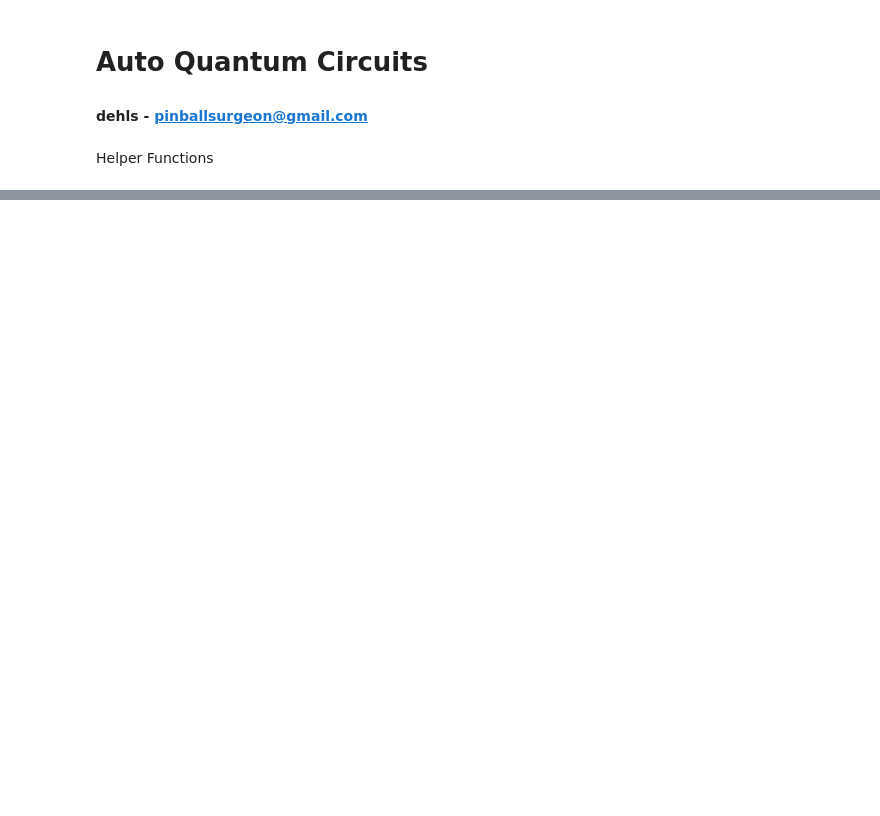
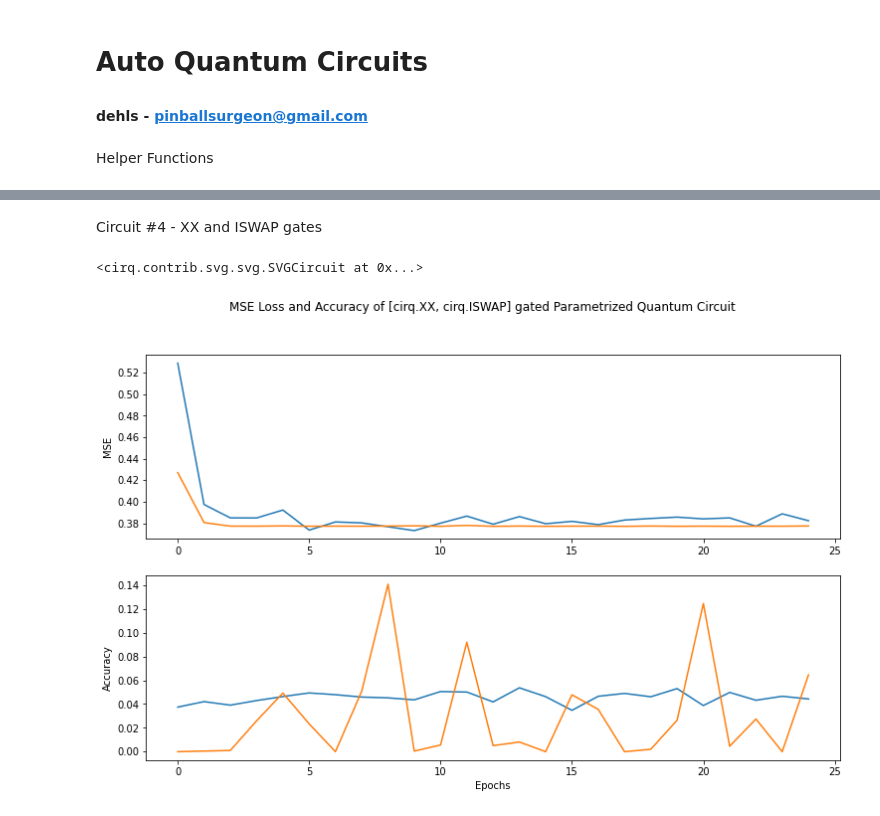
Before and after one commit to pinballsurgeon/deluxo_adjacency, a Jupyter notebook: auto_quantum_circuits.ipynb, the cells around one changed output, grey strips where cells are left out. Cells and saved outputs as stored; diff of their text form; code cells hidden in the pictures; blank space fills up the shorter version.

```diff
--- a/auto_quantum_circuits.ipynb
+++ b/auto_quantum_circuits.ipynb
@@ -176,0 +209,8 @@ SVGCircuit(experiment_log[experiment]['circuit'])
+# %% [markdown]
+Circuit #4 - XX and ISWAP gates
+# %%
+experiment_reveal(experiment_log, 4)
+SVGCircuit(experiment_log[4]['circuit'])
+# %% [output]
+<cirq.contrib.svg.svg.SVGCircuit at 0x...>
+[figure, added]
```
Also changed, not shown: parts of 22 cells of this notebook.
